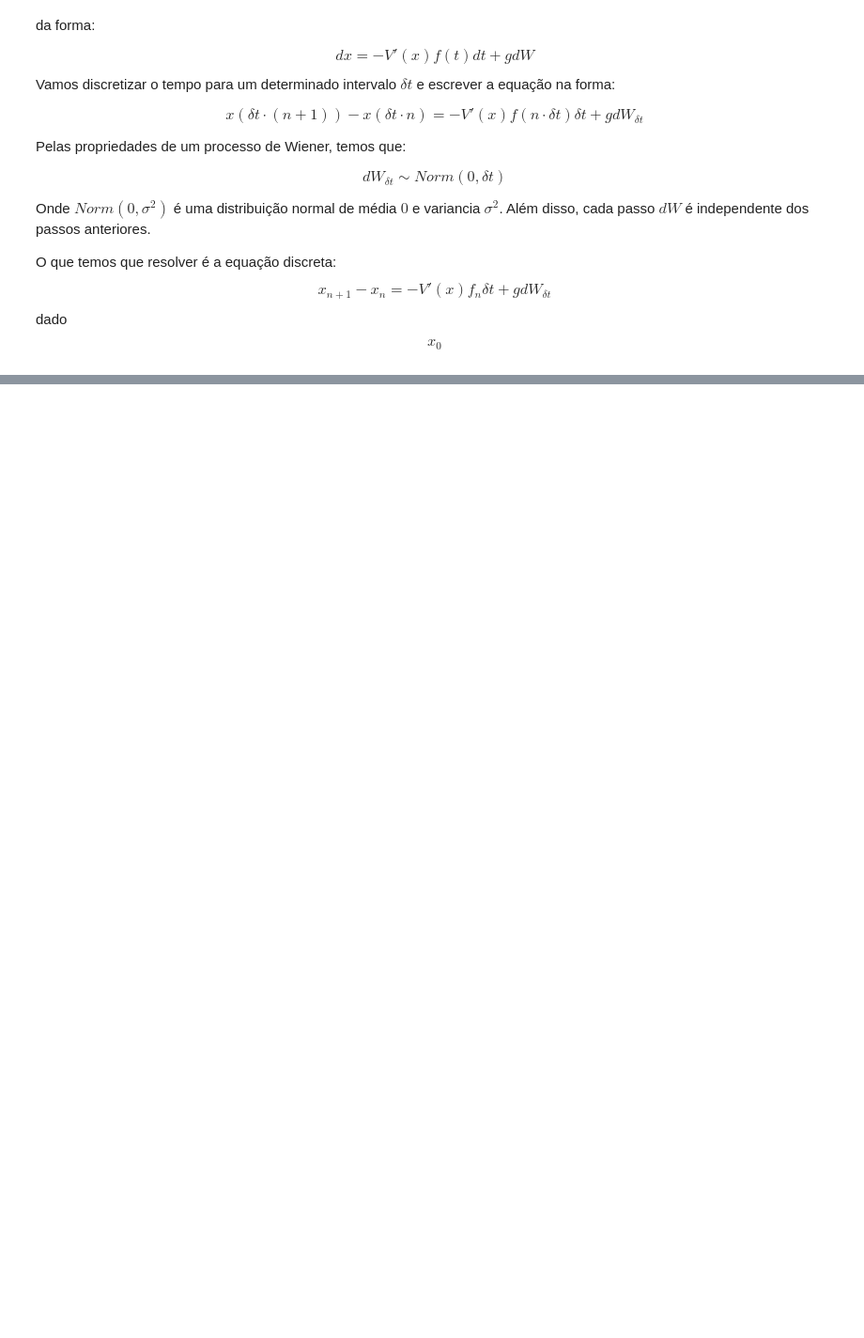
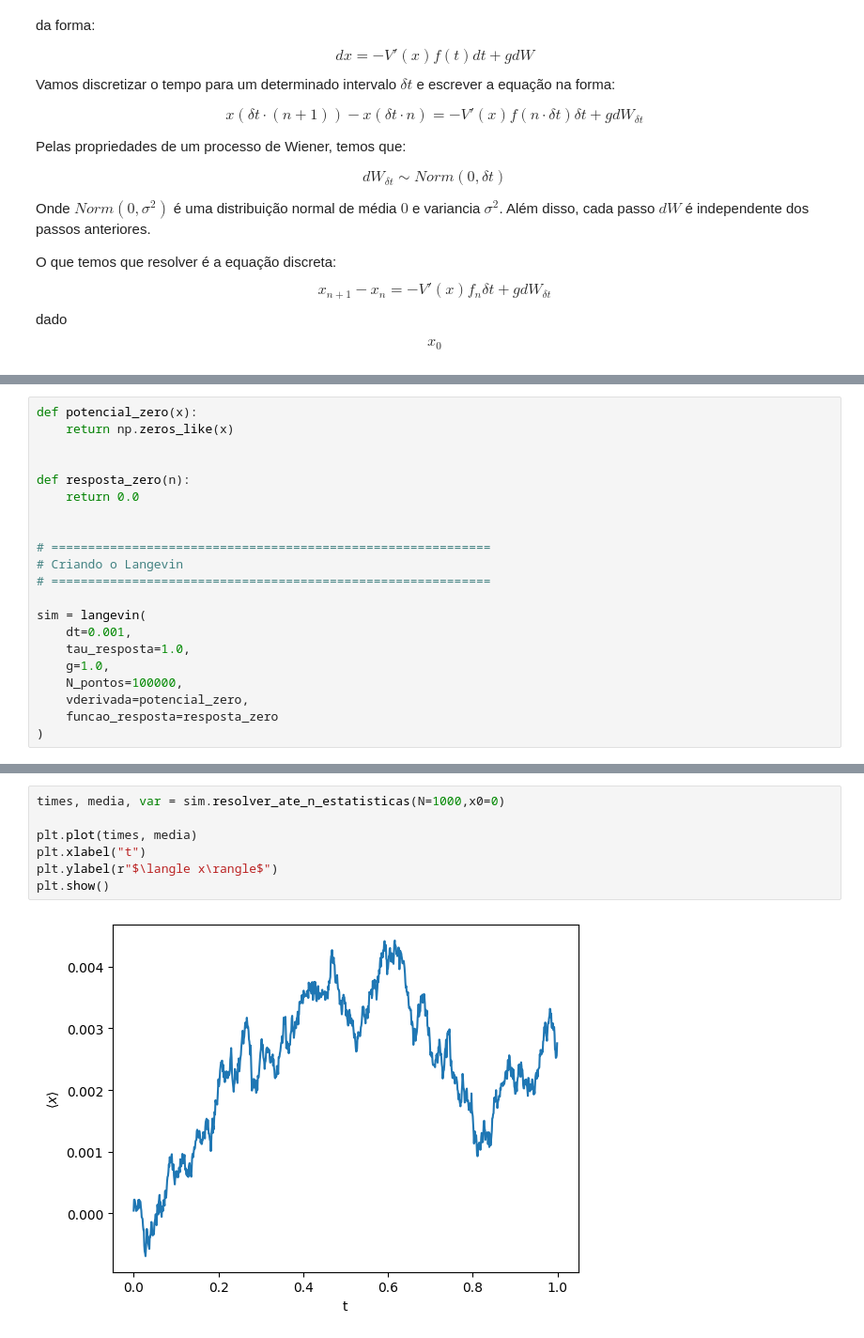
Before and after one commit to C4rl-LP/Trabalho-de-Mec-nica-Estat-stica-, a Jupyter notebook: teste_básico.ipynb, the cells around one changed output, grey strips where cells are left out. Shown at 94% size. Saved outputs shown, nothing was run; the diff lists cells and outputs as text; blank space fills up the shorter version.

```diff
--- a/teste_básico.ipynb
+++ b/teste_básico.ipynb
@@ -66,0 +132,21 @@ class langevin:
+# %%
+def potencial_zero(x):
+    return np.zeros_like(x)
+
+
+def resposta_zero(n):
+    return 0.0
+
+
+# ============================================================
+# Criando o Langevin
+# ============================================================
+
+sim = langevin(
+    dt=0.001,
+    tau_resposta=1.0,
+    g=1.0,
+    N_pontos=100000,
+    vderivada=potencial_zero,
+    funcao_resposta=resposta_zero
+)
@@ -66,0 +198,9 @@ class langevin:
+# %%
+times, media, var = sim.resolver_ate_n_estatisticas(N=1000,x0=0)
+
+plt.plot(times, media)
+plt.xlabel("t")
+plt.ylabel(r"$\langle x\rangle$")
+plt.show()
+# %% [output]
+[figure, added]
```
Also changed, not shown: parts of 7 cells of this notebook, 2 other files.
